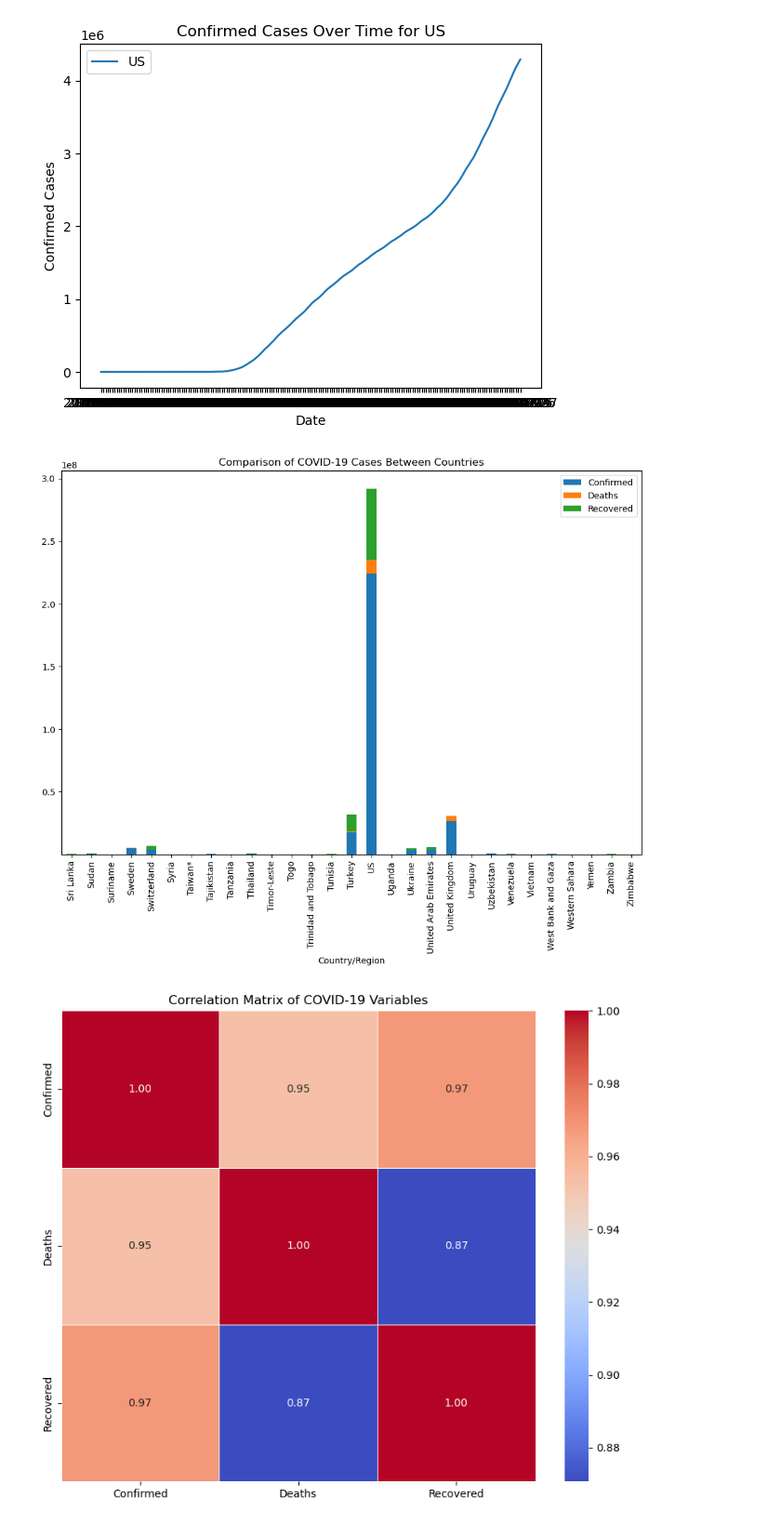
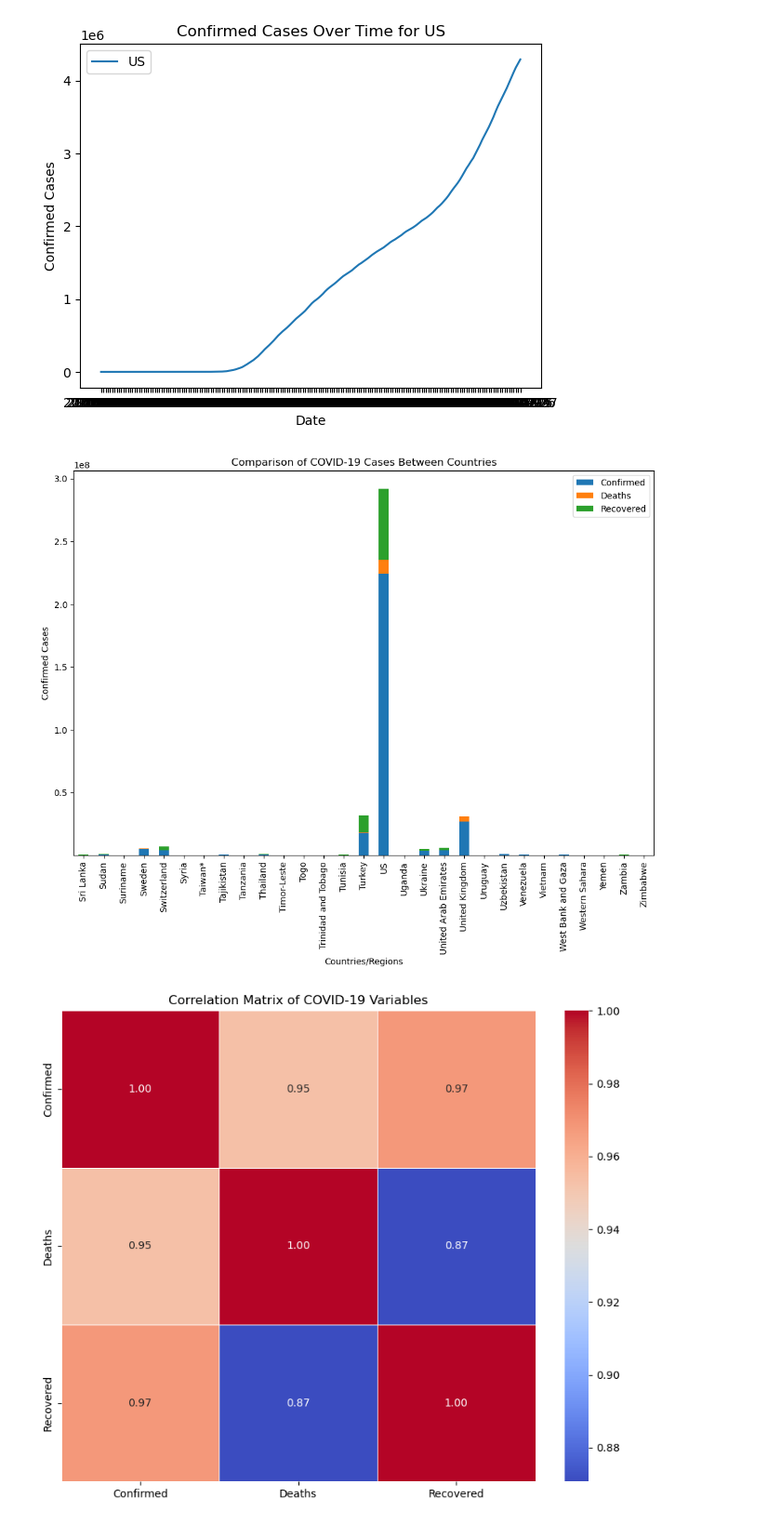
Before and after one commit to QueenSekinah/COVID-19_project_grp_6, a Jupyter notebook: COVID-19 Group Project.ipynb, the cells around one changed output. Shown at 93% size. Cells and saved outputs as stored; diff of their text form; code cells hidden in the pictures.

```diff
--- a/COVID-19 Group Project.ipynb
+++ b/COVID-19 Group Project.ipynb
@@ -176,10 +176,12 @@ plt.show()
 # %%
 # Visualizing this comparison using a barchat
 comparison_plot = country_totals.plot(kind='bar', stacked=True, figsize=(12, 8))
 plt.title('Comparison of COVID-19 Cases Between Countries')
+plt.xlabel('Countries/Regions')
+plt.ylabel('Confirmed Cases')
 plt.show()
 # %% [output]
-[figure, old version]
+[figure, new version]
 # %%
 #Bonus Tasks
 
```
Also changed, not shown: 1 other file.
